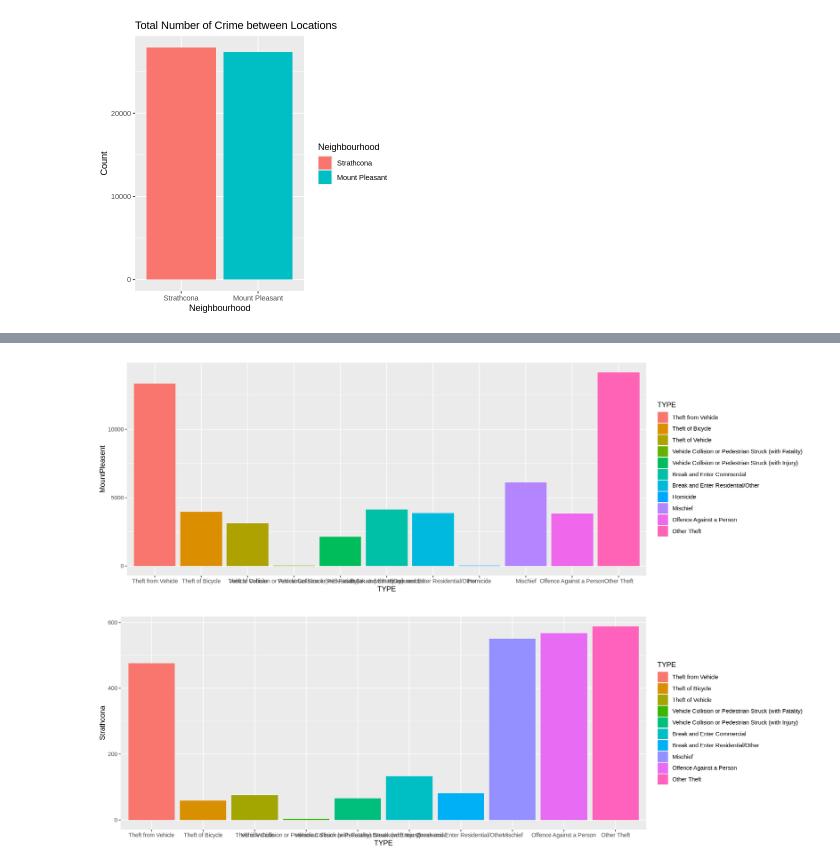
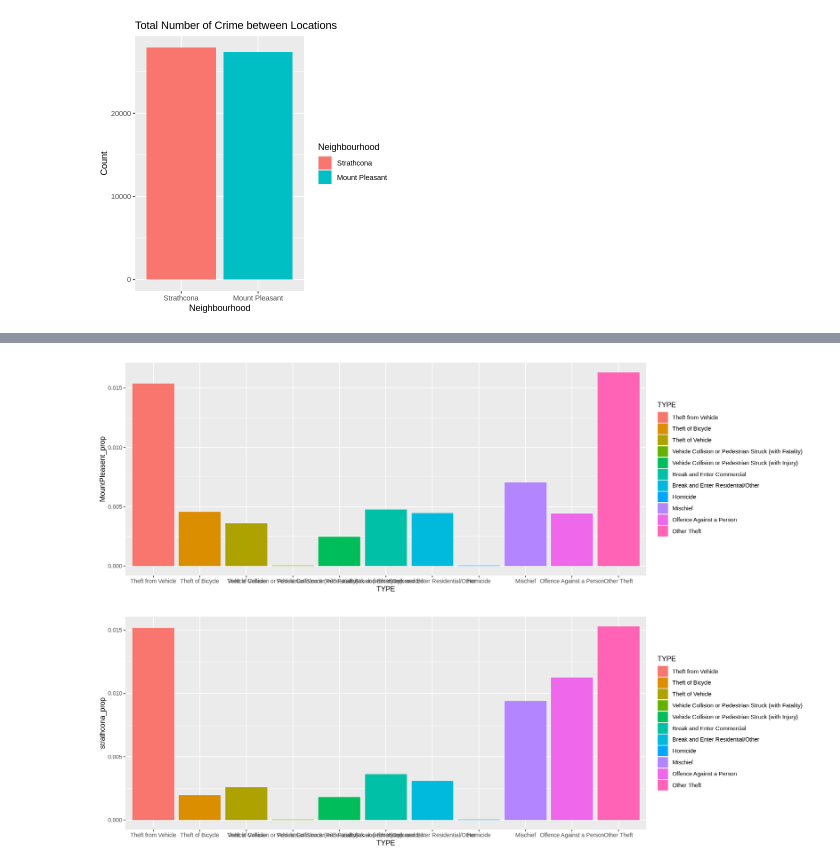
Before and after one commit to vkyaang/Stat201-project, a Jupyter notebook: project.ipynb, the cells around one changed output, grey strips where cells are left out. Drawn from its saved outputs; the diff is of its cells as text; code cells hidden in the pictures.

```diff
--- a/project.ipynb
+++ b/project.ipynb
@@ -56,8 +56,8 @@ strathcona_n <- crime_data_clean %>%
 crime_data_sum <- crime_data_total %>%
     inner_join(mount_pleasant_n, by = 'TYPE') %>%
     inner_join(strathcona_n, by = 'TYPE') %>%
-    mutate(MountPleasent_prop = MountPleasent/total) %>%
-    mutate(strathcona_prop = Strathcona/total) %>%
+    mutate(MountPleasent_prop = MountPleasent/sum(total)) %>%
+    mutate(strathcona_prop = Strathcona/sum(total)) %>%
     mutate(prop_diff = MountPleasent_prop - strathcona_prop) %>%
     mutate(MountPleasent_mean = mean(MountPleasent))
 # %% [output]
@@ -185,18 +212,18 @@ A tibble: 11 × 2
 # %%
 options(repr.plot.width = 15, repr.plot.height = 5)
 westend_sum_plot <- crime_data_sum %>%
-    ggplot(aes(x=TYPE, y= MountPleasent, fill=TYPE)) +
+    ggplot(aes(x=TYPE, y= MountPleasent_prop, fill=TYPE)) +
     geom_bar(stat = 'identity')
 
 westend_sum_plot
 # %% [output]
-[figure, old version]
+[figure, new version]
 # %%
 options(repr.plot.width = 15, repr.plot.height = 5)
 westend_sum_plot <- crime_data_sum %>%
-    ggplot(aes(x=TYPE, y=Strathcona, fill=TYPE)) +
+    ggplot(aes(x=TYPE, y=strathcona_prop, fill=TYPE)) +
     geom_bar(stat = 'identity')
 
 westend_sum_plot
 # %% [output]
-[figure, old version]
+[figure, new version]
```
Also changed, not shown: parts of 4 cells of this notebook.
